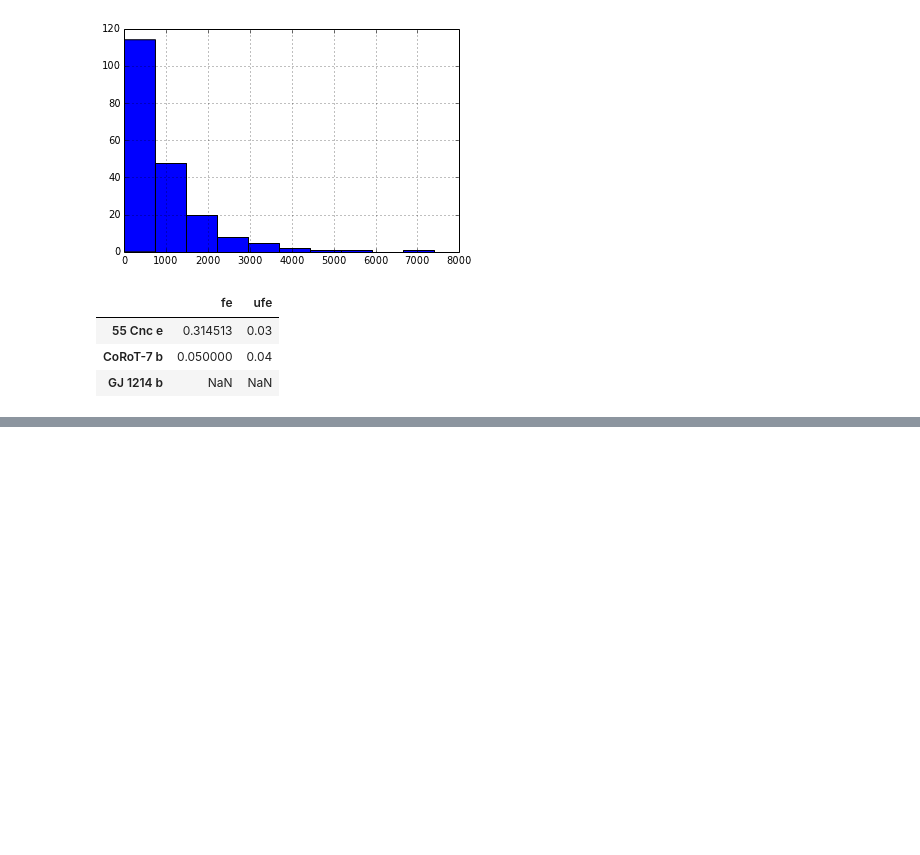
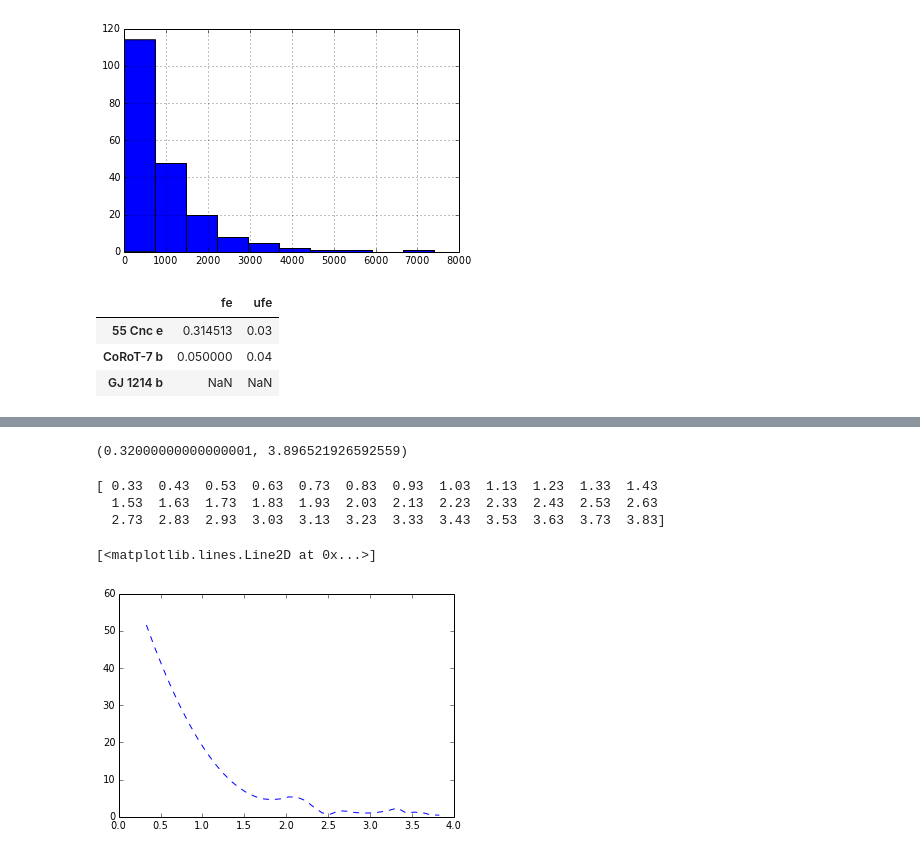
Before and after one commit to sealauren/mrf, a Jupyter notebook: plot_mr.ipynb, the cells around one changed output, grey strips where cells are left out. Cells and saved outputs as stored; diff of their text form; code cells hidden in the pictures; blank space fills up the shorter version.

```diff
--- a/plot_mr.ipynb
+++ b/plot_mr.ipynb
@@ -666,0 +719,17 @@ ttest_ind?
+# %%
+fit = UnivariateSpline(sp_rsort.r, sp_rsort.rho, 1./sp_rsort.urho**2., k=2)
+min(sp.r), max(sp.r)
+# %% [output]
+(0.32000000000000001, 3.896521926592559)
+# %%
+xnew = np.arange(0.33,3.89,0.1)
+print xnew
+ynew = fit(xnew)
+#plt.plot(sp.r, sp.rho, 'o')
+plt.plot(xnew, ynew, '--')
+# %% [output]
+[ 0.33  0.43  0.53  0.63  0.73  0.83  0.93  1.03  1.13  1.23  1.33  1.43
+  1.53  1.63  1.73  1.83  1.93  2.03  2.13  2.23  2.33  2.43  2.53  2.63
+  2.73  2.83  2.93  3.03  3.13  3.23  3.33  3.43  3.53  3.63  3.73  3.83]
+[<matplotlib.lines.Line2D at 0x...>]
+[figure, added]
```
Also changed, not shown: parts of 23 cells of this notebook.
